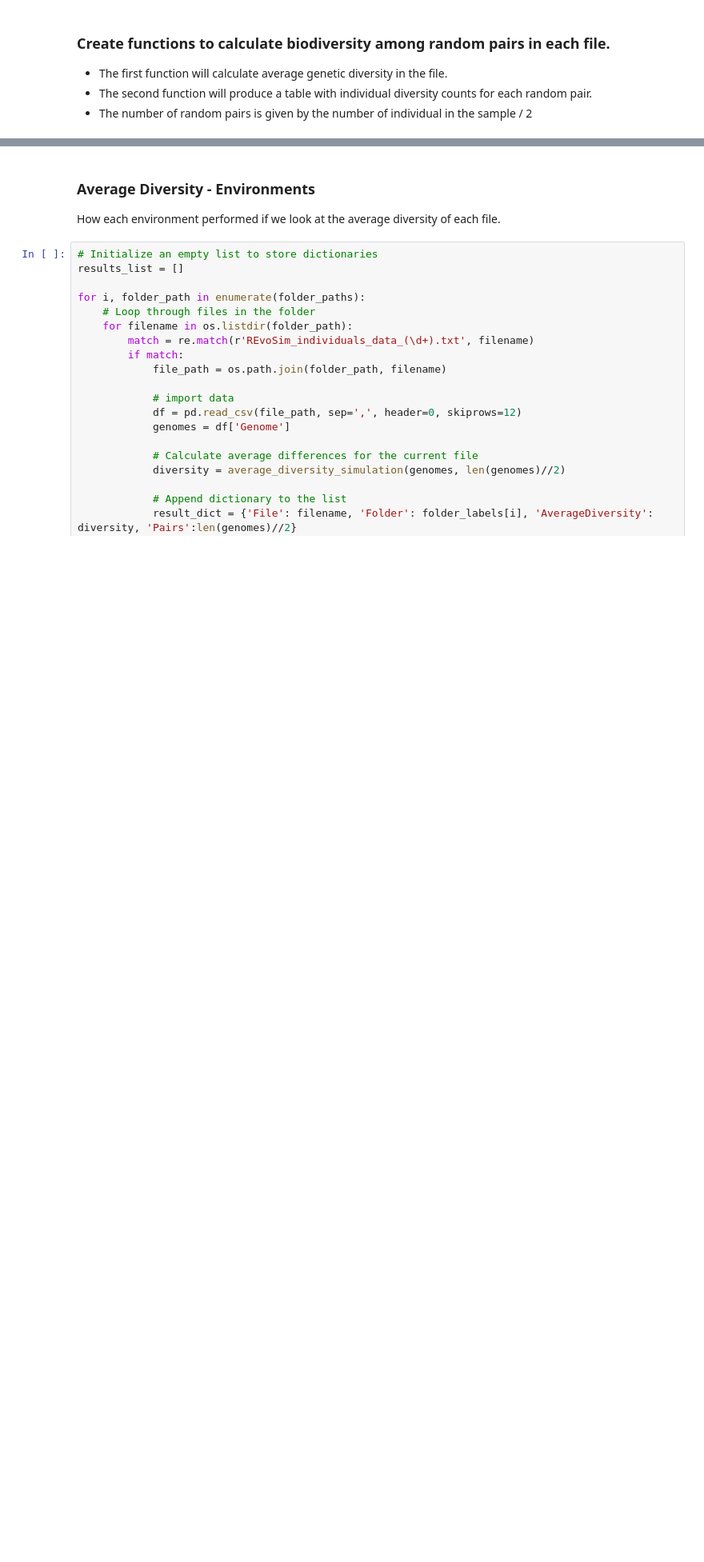
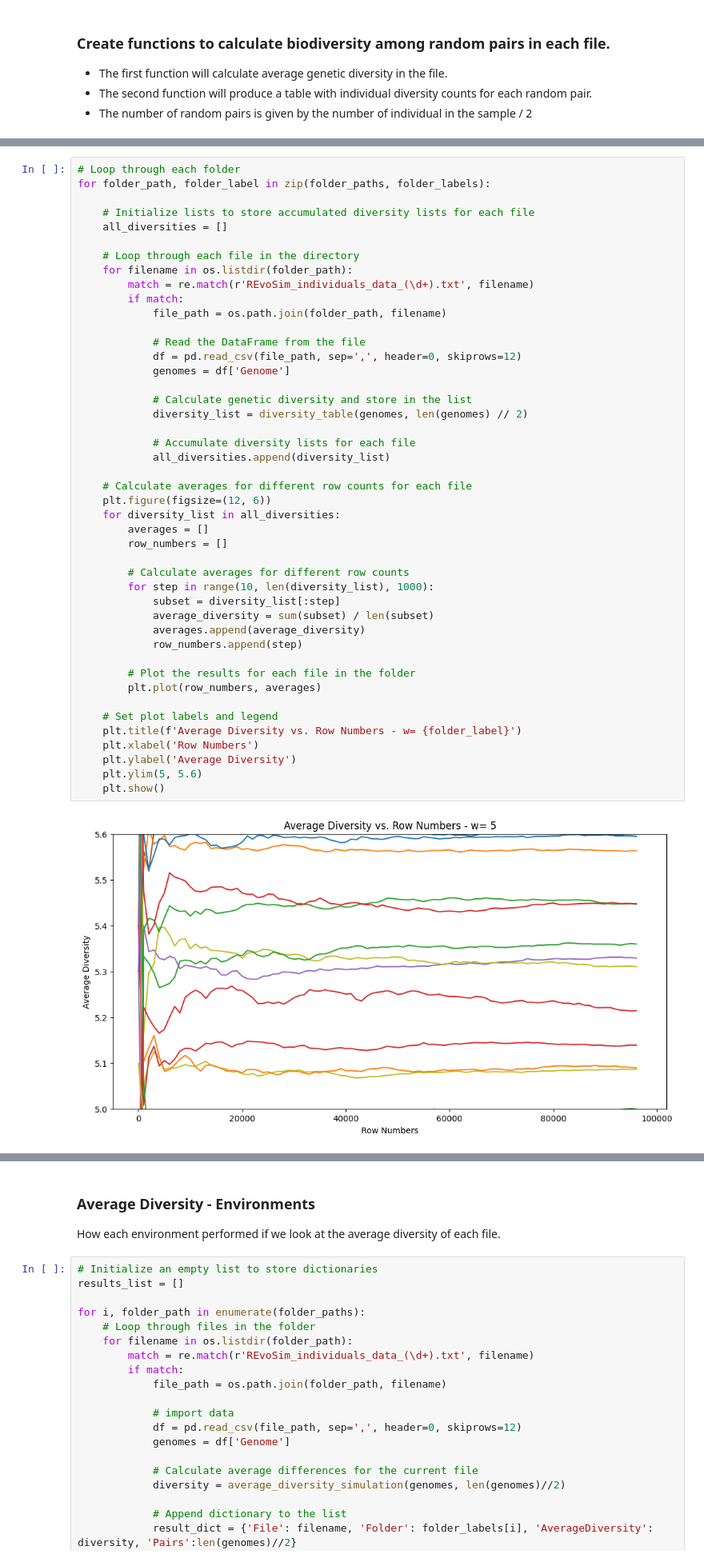
Before and after one commit to giuliabernardinieco/revosim-simulations, a Jupyter notebook: genetic-diversity.ipynb, the cells around one changed output, grey strips where cells are left out. Shown at 80% size. Cells and saved outputs as stored; diff of their text form; blank space fills up the shorter version.

```diff
--- a/genetic-diversity.ipynb
+++ b/genetic-diversity.ipynb
@@ -120,0 +137,47 @@ for combined_df, folder_label in zip(all_dfs, folder_labels):
+# %%
+# Loop through each folder
+for folder_path, folder_label in zip(folder_paths, folder_labels):
+
+    # Initialize lists to store accumulated diversity lists for each file
+    all_diversities = []
+
+    # Loop through each file in the directory
+    for filename in os.listdir(folder_path):
+        match = re.match(r'REvoSim_individuals_data_(\d+).txt', filename)
+        if match:
+            file_path = os.path.join(folder_path, filename)
+
+            # Read the DataFrame from the file
+            df = pd.read_csv(file_path, sep=',', header=0, skiprows=12)
+            genomes = df['Genome']
+
+            # Calculate genetic diversity and store in the list
+            diversity_list = diversity_table(genomes, len(genomes) // 2)
+
+            # Accumulate diversity lists for each file
+            all_diversities.append(diversity_list)
+
+    # Calculate averages for different row counts for each file
+    plt.figure(figsize=(12, 6))
+    for diversity_list in all_diversities:
+        averages = []
+        row_numbers = []
+
+        # Calculate averages for different row counts
+        for step in range(10, len(diversity_list), 1000):
+            subset = diversity_list[:step]
+            average_diversity = sum(subset) / len(subset)
+            averages.append(average_diversity)
+            row_numbers.append(step)
+
+        # Plot the results for each file in the folder
+        plt.plot(row_numbers, averages)
+
+    # Set plot labels and legend
+    plt.title(f'Average Diversity vs. Row Numbers - w= {folder_label}')
+    plt.xlabel('Row Numbers')
+    plt.ylabel('Average Diversity')
+    plt.ylim(5, 5.6)
+    plt.show()
+# %% [output]
+[figure, added]
```
Also changed, not shown: parts of 16 cells of this notebook, 1 other file.
